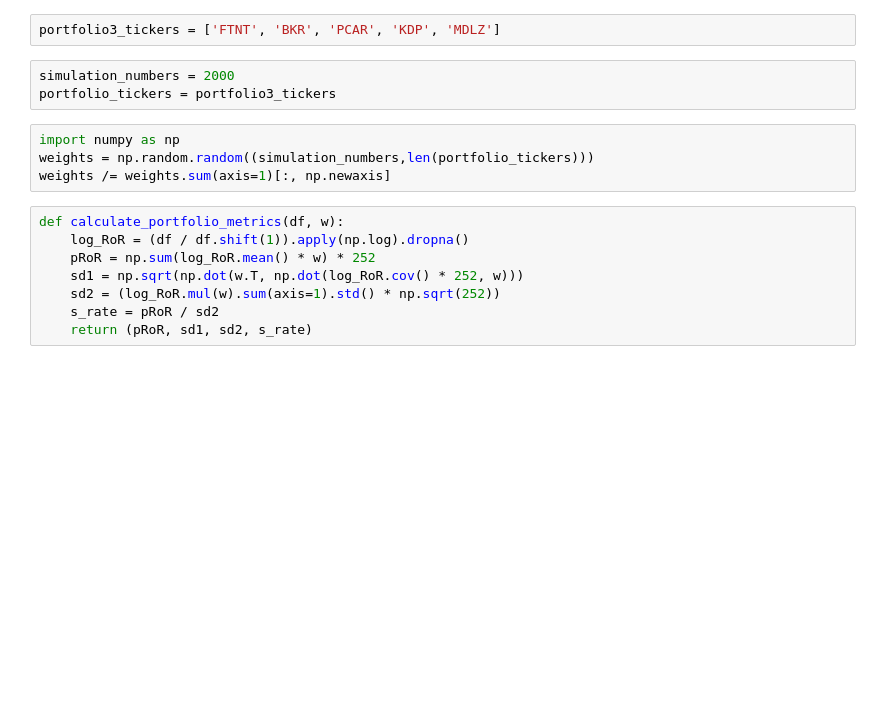
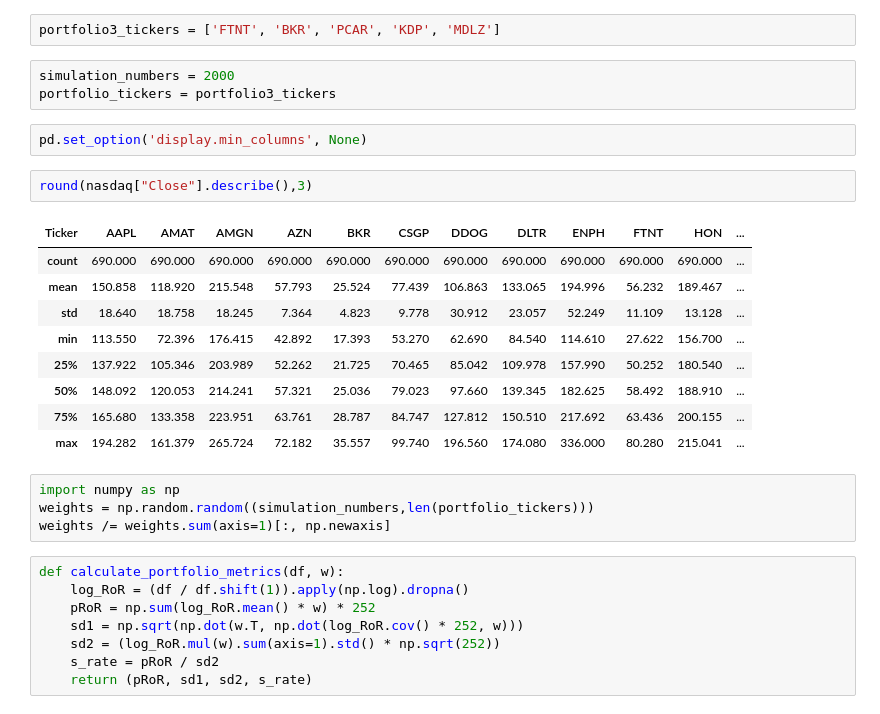
Before and after one commit to Prince20-as/MONTE-CARLO-SIMULATION, a Jupyter notebook: portfolio_optimization.ipynb, the cells around one changed output. Saved outputs shown, nothing was run; the diff lists cells and outputs as text; blank space fills up the shorter version.

```diff
--- a/portfolio_optimization.ipynb
+++ b/portfolio_optimization.ipynb
@@ -86,6 +89,20 @@ portfolio3_tickers = ['FTNT', 'BKR', 'PCAR', 'KDP', 'MDLZ']
 # %%
 simulation_numbers = 2000
 portfolio_tickers = portfolio3_tickers
+# %%
+pd.set_option('display.min_columns', None)
+# %%
+round(nasdaq["Close"].describe(),3)
+# %% [output]
+| Ticker | AAPL | AMAT | AMGN | AZN | BKR | CSGP | DDOG | DLTR | ENPH | FTNT | HON | ... |
+| count | 690.000 | 690.000 | 690.000 | 690.000 | 690.000 | 690.000 | 690.000 | 690.000 | 690.000 | 690.000 | 690.000 | ... |
+| mean | 150.858 | 118.920 | 215.548 | 57.793 | 25.524 | 77.439 | 106.863 | 133.065 | 194.996 | 56.232 | 189.467 | ... |
+| std | 18.640 | 18.758 | 18.245 | 7.364 | 4.823 | 9.778 | 30.912 | 23.057 | 52.249 | 11.109 | 13.128 | ... |
+| min | 113.550 | 72.396 | 176.415 | 42.892 | 17.393 | 53.270 | 62.690 | 84.540 | 114.610 | 27.622 | 156.700 | ... |
+| 25% | 137.922 | 105.346 | 203.989 | 52.262 | 21.725 | 70.465 | 85.042 | 109.978 | 157.990 | 50.252 | 180.540 | ... |
+| 50% | 148.092 | 120.053 | 214.241 | 57.321 | 25.036 | 79.023 | 97.660 | 139.345 | 182.625 | 58.492 | 188.910 | ... |
+| 75% | 165.680 | 133.358 | 223.951 | 63.761 | 28.787 | 84.747 | 127.812 | 150.510 | 217.692 | 63.436 | 200.155 | ... |
+| max | 194.282 | 161.379 | 265.724 | 72.182 | 35.557 | 99.740 | 196.560 | 174.080 | 336.000 | 80.280 | 215.041 | ... |
 # %%
 import numpy as np
 weights = np.random.random((simulation_numbers,len(portfolio_tickers)))
```
Also changed, not shown: parts of 11 cells of this notebook.
